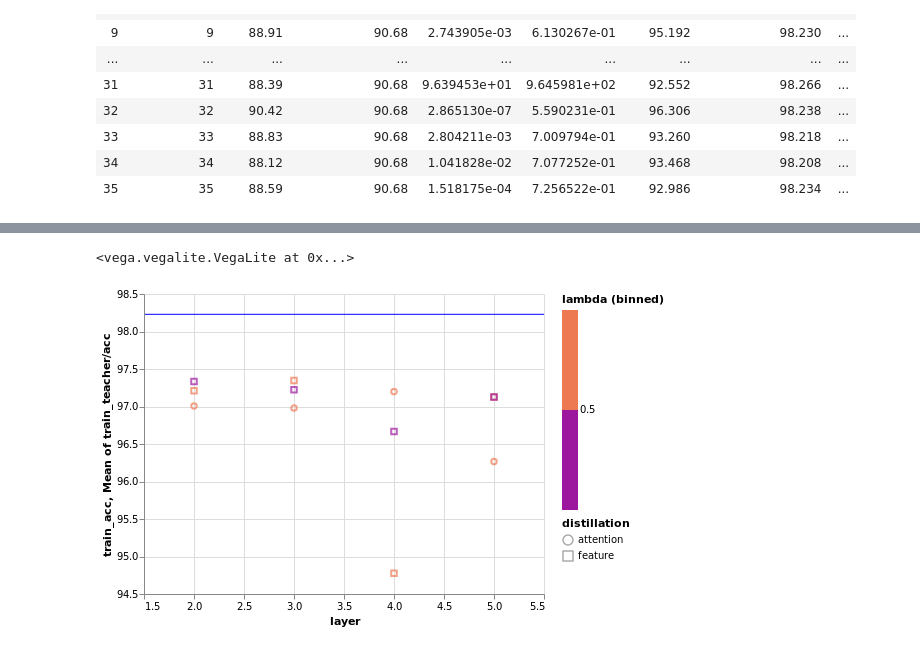
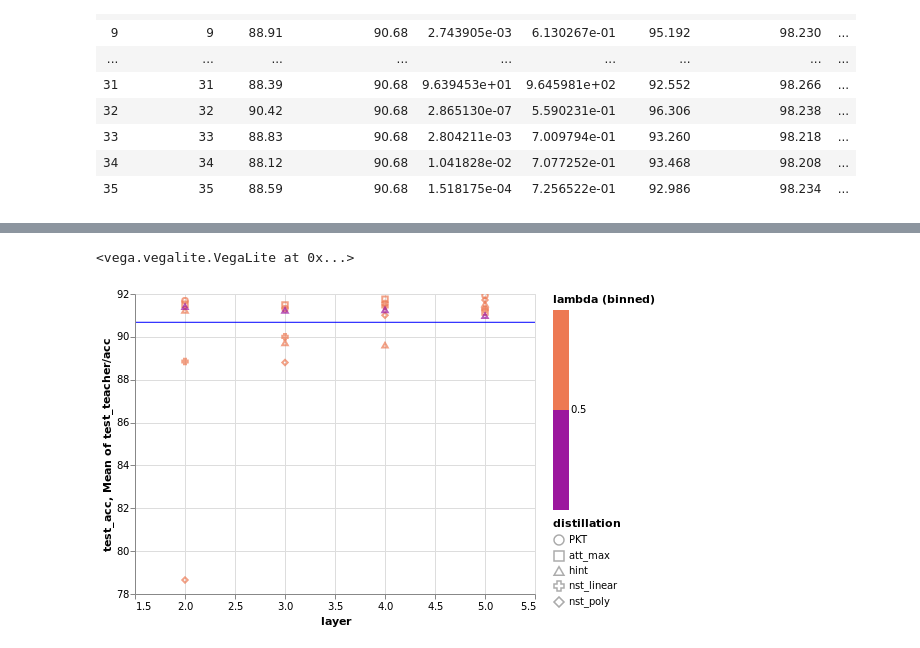
Before and after one commit to jpcosec/Memoria, a Jupyter notebook: Viz.ipynb, the cells around one changed output, grey strips where cells are left out. Drawn from its saved outputs; the diff is of its cells as text; code cells hidden in the pictures.

```diff
--- a/Viz.ipynb
+++ b/Viz.ipynb
@@ -21,11 +23,12 @@ import pandas as pd
 folder="/home/jp/Memoria/repo/Cifar10/ResNet101/exp1/students"
 data = pd.read_csv(folder+"/summary.csv")
 phase="test"
+detalle=[]
 bar=alt.Chart(data).mark_point().encode(
     alt.X('temp', scale=alt.Scale(zero=False,base=10,type='log', )),
     alt.Y('%s_acc'%phase, scale=alt.Scale(zero=False, padding=1,)),
     shape='distillation',
-    color='student',
+    color='student'
 ).interactive()
 
 rule = alt.Chart(data).mark_rule(color='red').encode(
@@ -78,0 +62,9 @@ data
+# %%
+import altair as alt
+alt.renderers.enable('notebook')
+
+folder="/home/jp/Memoria/repo/Cifar10/ResNet101/students"
+
+source = pd.read_csv(folder+"/summary.csv")
+source=source.fillna(1)
+source
@@ -79,24 +90,25 @@ data
 # %%
-folder="/home/jp/Memoria/repo/Cifar10/ResNet101/students"
 
-data = pd.read_csv(folder+"/summary.csv")
-data=data[data["lambda"] != 10.0]
-data=data[data["lambda"] != 2.0]
-phase="train"
+def plot_acc(phase="test"):
 
-bar=alt.Chart(data).mark_point().encode(
-    alt.X('layer', scale=alt.Scale(zero=False,padding=1)),
-    alt.Y('%s_acc'%phase, scale=alt.Scale(zero=False, padding=1)),
-     color=alt.Color('lambda:Q', bin=alt.Bin(maxbins=3),  scale=alt.Scale(scheme="plasma")),
-    shape='distillation',
-).interactive()
 
-rule = alt.Chart(data).mark_rule(color='blue').encode(
-    y='mean(%s_teacher/acc):Q'%phase
-)
+    detalle=["student","teacher","distillation","layer","lambda"]
 
-(bar + rule).properties()
-#bar
+    bar=alt.Chart(source).mark_point().encode(
+        alt.X('layer', scale=alt.Scale(zero=False,padding=1)),
+        alt.Y('%s_acc'%phase, scale=alt.Scale(zero=False, padding=1)),
+         color=alt.Color('lambda:Q', bin=alt.Bin(maxbins=3),  scale=alt.Scale(scheme="plasma" )),
+        shape='distillation',
+        tooltip=detalle
+    ).interactive()
+
+    rule = alt.Chart(source).mark_rule(color='blue').encode(
+        y='mean(%s_teacher/acc):Q'%phase
+    )
+
+    return (bar + rule).properties()
+
+plot_acc()
 # %% [output]
 <vega.vegalite.VegaLite at 0x...>
-[figure, old version]
+[figure, new version]
```
Also changed, not shown: parts of 9 cells of this notebook, 7 other files.
